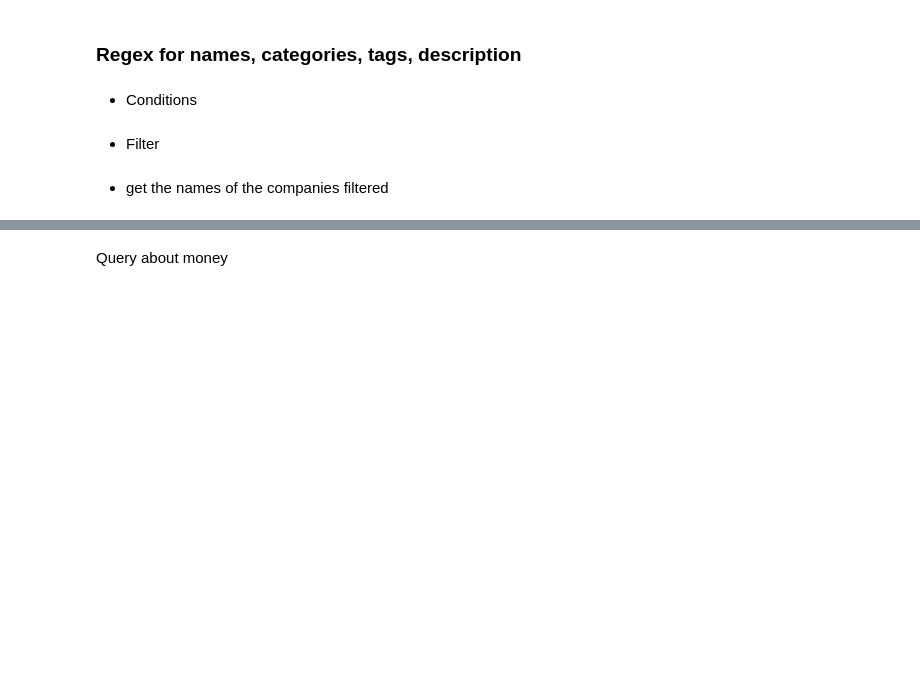
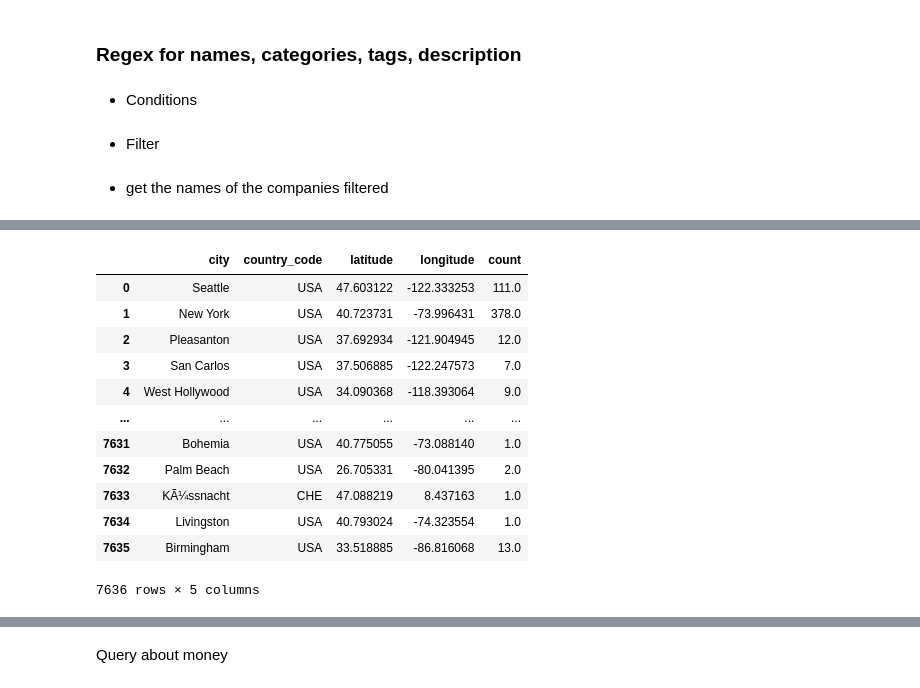
Before and after one commit to David-TC13/project3_best-ubication, a Jupyter notebook: query_mongo.ipynb, the cells around one changed output, grey strips where cells are left out. Drawn from its saved outputs; the diff is of its cells as text; code cells hidden in the pictures; blank space fills up the shorter version.

```diff
--- a/query_mongo.ipynb
+++ b/query_mongo.ipynb
@@ -70,0 +60,3 @@ list(companies_name)
+# %%
+filt_list = list(comp.find(filter_, projection))
+filt_list
@@ -70,0 +81,3 @@ list(companies_name)
+# %%
+city=[i['offices'] for i in filt_list]
+city
@@ -70,0 +109,3 @@ list(companies_name)
+# %%
+list_cities=[j for i in city for j in i]
+list_cities
@@ -70,0 +130,2 @@ list(companies_name)
+# %%
+df= pd.DataFrame(list_cities)
@@ -70,0 +163,17 @@ list(companies_name)
+# %%
+df['count'] = df.groupby('city')['city'].transform('count')
+df
+# %% [output]
+|  | city | country_code | latitude | longitude | count |
+| 0 | Seattle | USA | 47.603122 | -122.333253 | 111.0 |
+| 1 | New York | USA | 40.723731 | -73.996431 | 378.0 |
+| 2 | Pleasanton | USA | 37.692934 | -121.904945 | 12.0 |
+| 3 | San Carlos | USA | 37.506885 | -122.247573 | 7.0 |
+| 4 | West Hollywood | USA | 34.090368 | -118.393064 | 9.0 |
+| ... | ... | ... | ... | ... | ... |
+| 7631 | Bohemia | USA | 40.775055 | -73.088140 | 1.0 |
+| 7632 | Palm Beach | USA | 26.705331 | -80.041395 | 2.0 |
+| 7633 | KÃ¼ssnacht | CHE | 47.088219 | 8.437163 | 1.0 |
+| 7634 | Livingston | USA | 40.793024 | -74.323554 | 1.0 |
+| 7635 | Birmingham | USA | 33.518885 | -86.816068 | 13.0 |
+7636 rows × 5 columns
```
Also changed, not shown: parts of 23 cells of this notebook.
